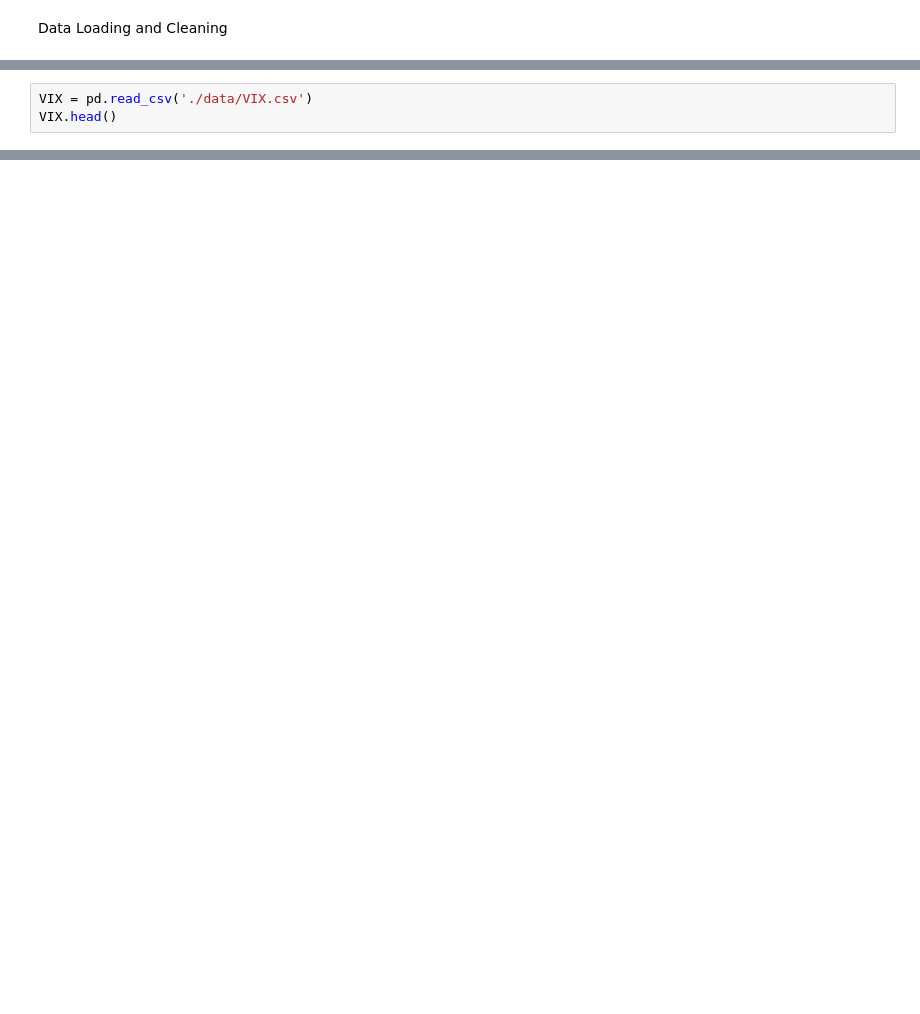
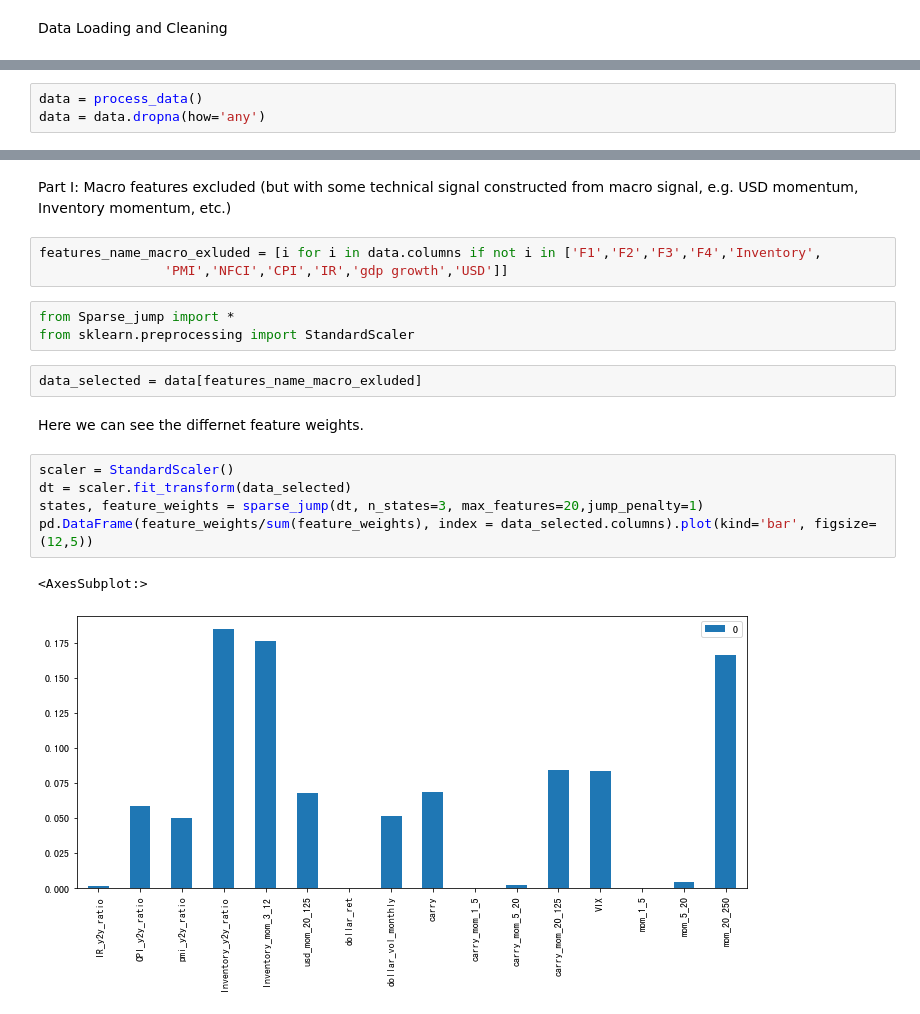
Before and after one commit to quantnoob/TradingEnergyProject, a Jupyter notebook: project_main.ipynb, the cells around one changed output, grey strips where cells are left out. Cells and saved outputs as stored; diff of their text form; blank space fills up the shorter version.

```diff
--- a/project_main.ipynb
+++ b/project_main.ipynb
@@ -45,3 +12,0 @@ USDIndex.head()
-# %%
-VIX = pd.read_csv('./data/VIX.csv')
-VIX.head()
@@ -90,0 +127,3 @@ napm
+# %%
+data = process_data()
+data = data.dropna(how='any')
@@ -90,0 +132,20 @@ napm
+# %% [markdown]
+Part I: Macro features excluded (but with some technical signal constructed from macro signal, e.g. USD momentum, Inventory momentum, etc.)
+# %%
+features_name_macro_exluded = [i for i in data.columns if not i in ['F1','F2','F3','F4','Inventory',
+                'PMI','NFCI','CPI','IR','gdp growth','USD']]
+# %%
+from Sparse_jump import *
+from sklearn.preprocessing import StandardScaler
+# %%
+data_selected = data[features_name_macro_exluded]
+# %% [markdown]
+Here we can see the differnet feature weights.
+# %%
+scaler = StandardScaler()
+dt = scaler.fit_transform(data_selected)
+states, feature_weights = sparse_jump(dt, n_states=3, max_features=20,jump_penalty=1)
+pd.DataFrame(feature_weights/sum(feature_weights), index = data_selected.columns).plot(kind='bar', figsize=(12,5))
+# %% [output]
+<AxesSubplot:>
+[figure, added]
```
Also changed, not shown: parts of 25 cells of this notebook, 7 other files.
